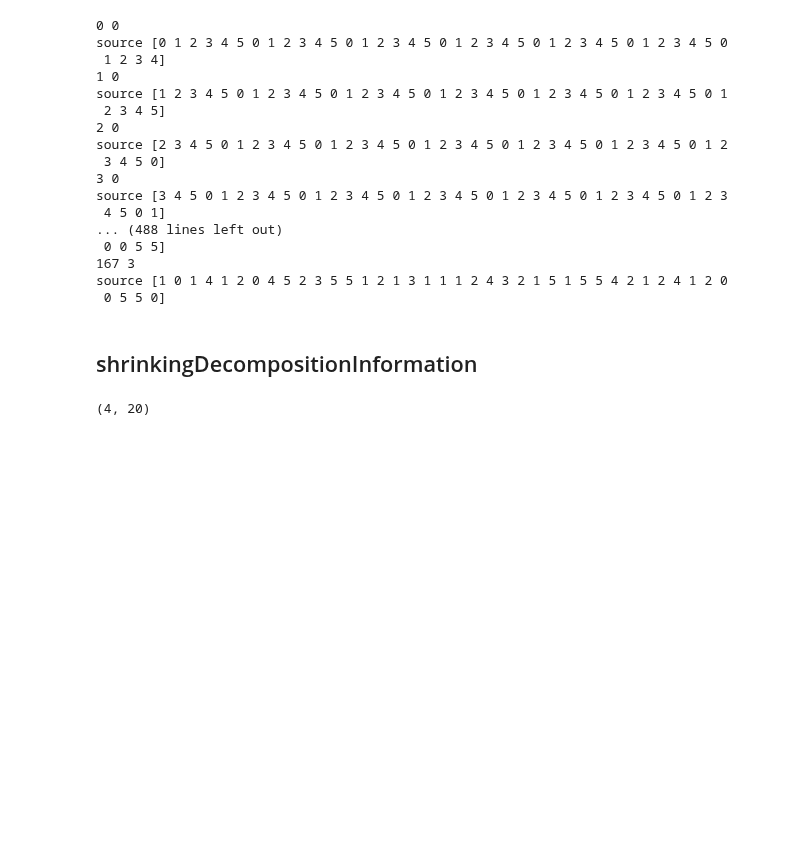
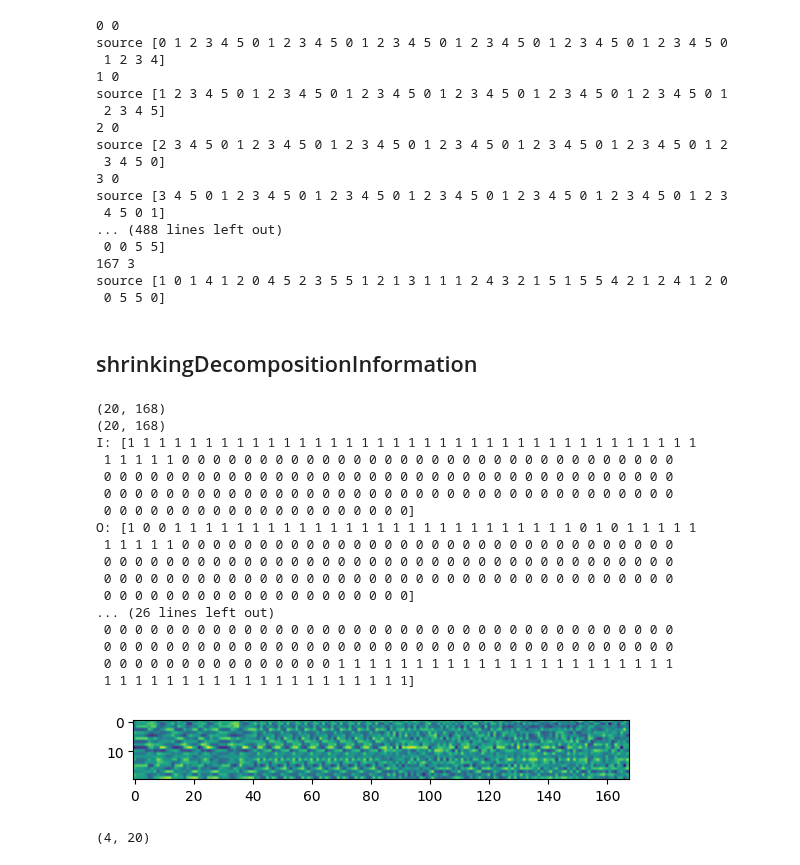
Before and after one commit to Ahmadar91/Master-sThesis, a Jupyter notebook: songs.ipynb, the cells around one changed output. Drawn from its saved outputs; the diff is of its cells as text; code cells hidden in the pictures; blank space fills up the shorter version.

```diff
--- a/songs.ipynb
+++ b/songs.ipynb
@@ -498,7 +498,26 @@ def removalIntoMatrix(res,width,H):
         M.append(removalIntoVec(res[i],width,H[i]))
     return numpy.array(M)
 # %%
-s,h=shrinkingDecompositionInformation(model,source,target,songs,numbers=list(range(4)),width=20)
+s,h=shrinkingDecompositionInformation(transformer_model,source,target,songs,numbers=list(range(4)),width=20)
+# %% [output]
+(20, 168)
+(20, 168)
+I: [1 1 1 1 1 1 1 1 1 1 1 1 1 1 1 1 1 1 1 1 1 1 1 1 1 1 1 1 1 1 1 1 1 1 1 1 1
+ 1 1 1 1 1 0 0 0 0 0 0 0 0 0 0 0 0 0 0 0 0 0 0 0 0 0 0 0 0 0 0 0 0 0 0 0 0
+ 0 0 0 0 0 0 0 0 0 0 0 0 0 0 0 0 0 0 0 0 0 0 0 0 0 0 0 0 0 0 0 0 0 0 0 0 0
+ 0 0 0 0 0 0 0 0 0 0 0 0 0 0 0 0 0 0 0 0 0 0 0 0 0 0 0 0 0 0 0 0 0 0 0 0 0
+ 0 0 0 0 0 0 0 0 0 0 0 0 0 0 0 0 0 0 0 0]
+O: [1 0 0 1 1 1 1 1 1 1 1 1 1 1 1 1 1 1 1 1 1 1 1 1 1 1 1 1 1 0 1 0 1 1 1 1 1
+ 1 1 1 1 1 0 0 0 0 0 0 0 0 0 0 0 0 0 0 0 0 0 0 0 0 0 0 0 0 0 0 0 0 0 0 0 0
+ 0 0 0 0 0 0 0 0 0 0 0 0 0 0 0 0 0 0 0 0 0 0 0 0 0 0 0 0 0 0 0 0 0 0 0 0 0
+ 0 0 0 0 0 0 0 0 0 0 0 0 0 0 0 0 0 0 0 0 0 0 0 0 0 0 0 0 0 0 0 0 0 0 0 0 0
+ 0 0 0 0 0 0 0 0 0 0 0 0 0 0 0 0 0 0 0 0]
+... (26 lines left out)
+ 0 0 0 0 0 0 0 0 0 0 0 0 0 0 0 0 0 0 0 0 0 0 0 0 0 0 0 0 0 0 0 0 0 0 0 0 0
+ 0 0 0 0 0 0 0 0 0 0 0 0 0 0 0 0 0 0 0 0 0 0 0 0 0 0 0 0 0 0 0 0 0 0 0 0 0
+ 0 0 0 0 0 0 0 0 0 0 0 0 0 0 0 1 1 1 1 1 1 1 1 1 1 1 1 1 1 1 1 1 1 1 1 1 1
+ 1 1 1 1 1 1 1 1 1 1 1 1 1 1 1 1 1 1 1 1]
+[figure, added]
 # %%
 M=removalIntoMatrix(s,20,h)
 # %%
```
Also changed, not shown: parts of 5 cells of this notebook.
